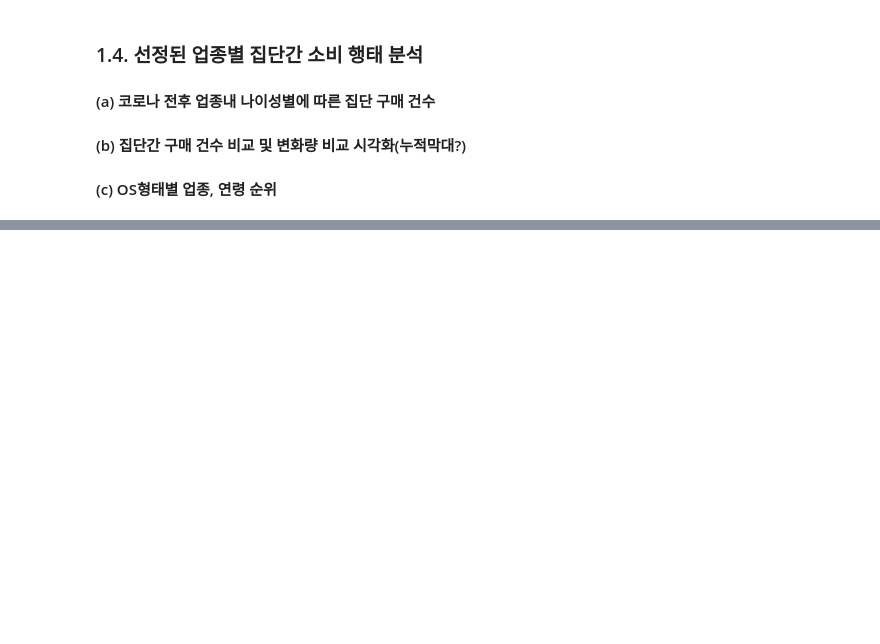
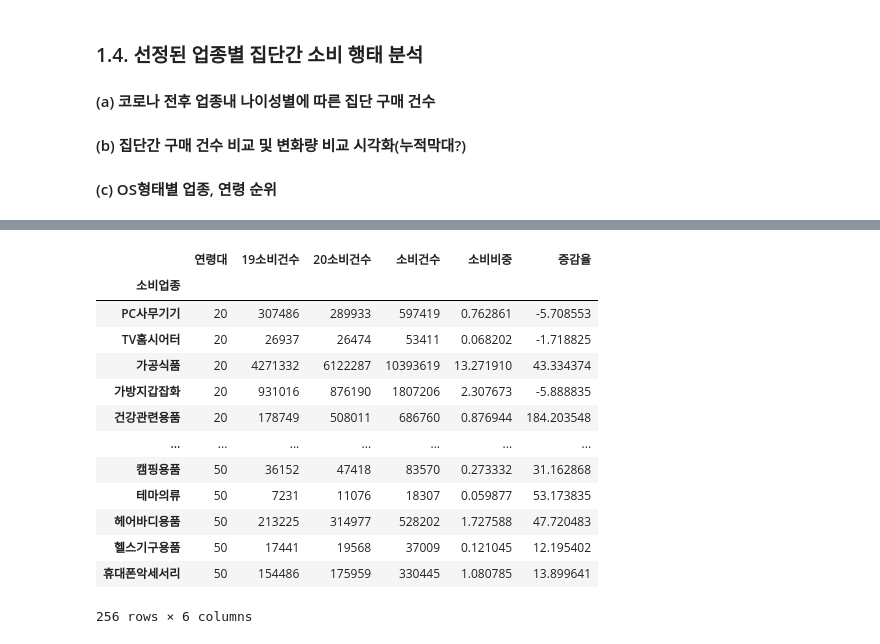
Before and after one commit to hanna-joo/PJT_Others, a Jupyter notebook: Consumption_Trends_2020/02_hypothesis_testing.ipynb, the cells around one changed output, grey strips where cells are left out. Cells and saved outputs as stored; diff of their text form; code cells hidden in the pictures; blank space fills up the shorter version.

Commit message:
Colaboratory를 통해 생성됨

```diff
--- a/Consumption_Trends_2020/02_hypothesis_testing.ipynb
+++ b/Consumption_Trends_2020/02_hypothesis_testing.ipynb
@@ -394,0 +400,9 @@ for category in top_3_categories:
+# %%
+# 소비업종 카테고리 가져오기
+categories = pd.read_excel('/content/gdrive/My Drive/Colab Notebooks/04_kdx/data_in/Mcorporation/KDX_CONTEST_파일정의서.xlsx')['xlsx 파일 이름'].values
+categories = list(categories)
+
+# 온라인 데이터 가져오기
+mcorp =  pd.read_csv('/content/gdrive/Shared drives/청년취업아카데미_KDX한국데이터거래소/Data/mcorp_edit.csv')
+mcorp['소비연월'] = [str(x)[:6] for x in mcorp['소비일자']]
+mcorp.head()
@@ -394,0 +416,40 @@ for category in top_3_categories:
+# %%
+ages = [20,30,40,50]
+mcorp_ages = pd.DataFrame()
+for age in ages:
+  # 업종별 소비 비중 구하기
+  mcorp20 = mcorp[mcorp['연령대'].isin([age])]
+  mcorp20_cate = pd.DataFrame(mcorp20.groupby(['소비업종'])['소비건수'].sum())
+  mcorp20_cate['소비비중'] = (mcorp20_cate*100)/mcorp20_cate.sum()
+
+  # 업종별 소비건수의 증감율 구하기
+  temp19 = mcorp20[mcorp20['소비연월'].str.contains('2019')]
+  temp19 = pd.DataFrame(temp19.groupby(['소비업종'])['소비건수'].sum())
+  mcorp20_cate['19소비건수'] = temp19
+  temp20 = mcorp20[mcorp20['소비연월'].str.contains('2020')]
+  temp20 = pd.DataFrame(temp20.groupby(['소비업종'])['소비건수'].sum())
+  mcorp20_cate['20소비건수'] = temp20
+  mcorp20_cate['증감율'] = (temp20-temp19)*100/temp19
+
+  # 해당 연령대 인덱스 넣기
+  mcorp20_cate['연령대'] = age
+
+  # 합치기
+  mcorp_ages = pd.concat([mcorp_ages,mcorp20_cate])
+mcorp_ages = mcorp_ages[['연령대','19소비건수','20소비건수','소비건수','소비비중','증감율']]
+mcorp_ages
+# %% [output]
+|  | 연령대 | 19소비건수 | 20소비건수 | 소비건수 | 소비비중 | 증감율 |
+| 소비업종 |  |  |  |  |  |  |
+| PC사무기기 | 20 | 307486 | 289933 | 597419 | 0.762861 | -5.708553 |
+| TV홈시어터 | 20 | 26937 | 26474 | 53411 | 0.068202 | -1.718825 |
+| 가공식품 | 20 | 4271332 | 6122287 | 10393619 | 13.271910 | 43.334374 |
+| 가방지갑잡화 | 20 | 931016 | 876190 | 1807206 | 2.307673 | -5.888835 |
+| 건강관련용품 | 20 | 178749 | 508011 | 686760 | 0.876944 | 184.203548 |
+| ... | ... | ... | ... | ... | ... | ... |
+| 캠핑용품 | 50 | 36152 | 47418 | 83570 | 0.273332 | 31.162868 |
+| 테마의류 | 50 | 7231 | 11076 | 18307 | 0.059877 | 53.173835 |
+| 헤어바디용품 | 50 | 213225 | 314977 | 528202 | 1.727588 | 47.720483 |
+| 헬스기구용품 | 50 | 17441 | 19568 | 37009 | 0.121045 | 12.195402 |
+| 휴대폰악세서리 | 50 | 154486 | 175959 | 330445 | 1.080785 | 13.899641 |
+256 rows × 6 columns
```
Also changed, not shown: parts of 7 cells of this notebook.
